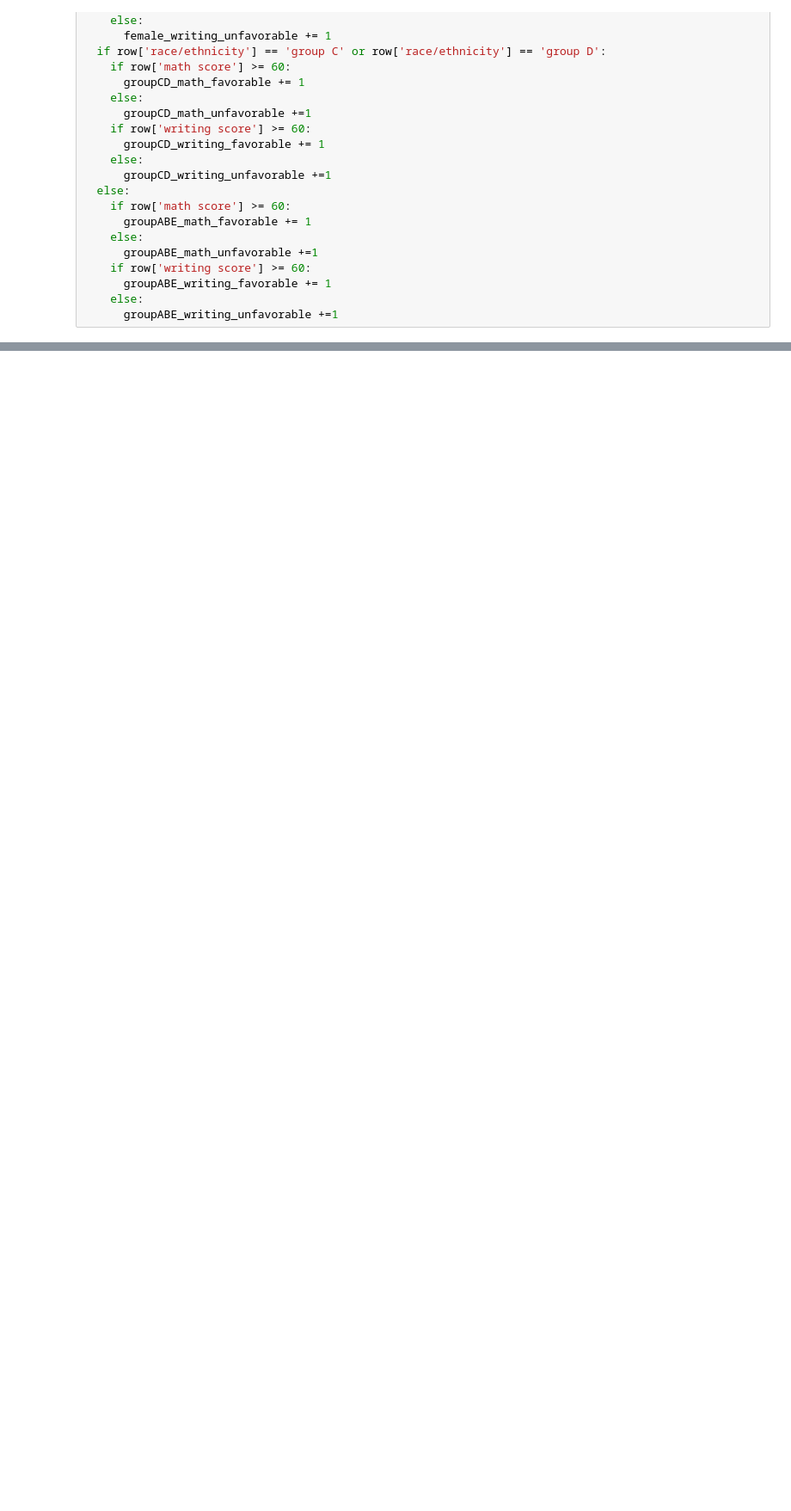
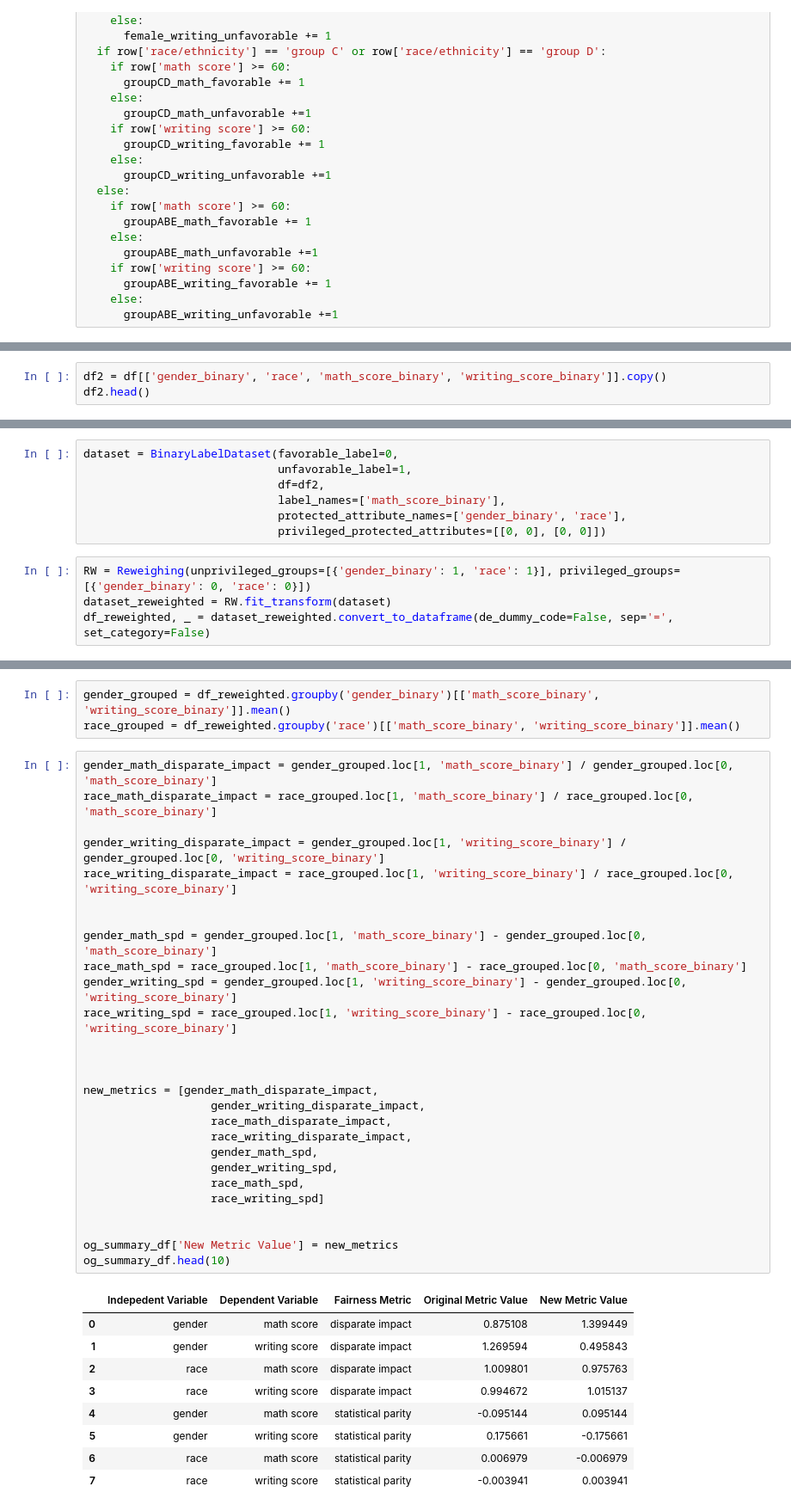
Before and after one commit to pavanramadass/AI-Ethics-Final-Project, a Jupyter notebook: Step3_0.ipynb, the cells around one changed output, grey strips where cells are left out. Shown: that part at 86% size. Cells and saved outputs as stored; diff of their text form; blank space fills up the shorter version.

```diff
--- a/Step3_0.ipynb
+++ b/Step3_0.ipynb
@@ -98,0 +151,3 @@ og_summary_df.head(10)
+# %%
+df2 = df[['gender_binary', 'race', 'math_score_binary', 'writing_score_binary']].copy()
+df2.head()
@@ -98,0 +161,11 @@ og_summary_df.head(10)
+# %%
+dataset = BinaryLabelDataset(favorable_label=0,
+                             unfavorable_label=1,
+                             df=df2,
+                             label_names=['math_score_binary'],
+                             protected_attribute_names=['gender_binary', 'race'],
+                             privileged_protected_attributes=[[0, 0], [0, 0]])
+# %%
+RW = Reweighing(unprivileged_groups=[{'gender_binary': 1, 'race': 1}], privileged_groups=[{'gender_binary': 0, 'race': 0}])
+dataset_reweighted = RW.fit_transform(dataset)
+df_reweighted, _ = dataset_reweighted.convert_to_dataframe(de_dummy_code=False, sep='=', set_category=False)
@@ -98,0 +183,40 @@ og_summary_df.head(10)
+# %%
+gender_grouped = df_reweighted.groupby('gender_binary')[['math_score_binary', 'writing_score_binary']].mean()
+race_grouped = df_reweighted.groupby('race')[['math_score_binary', 'writing_score_binary']].mean()
+# %%
+gender_math_disparate_impact = gender_grouped.loc[1, 'math_score_binary'] / gender_grouped.loc[0, 'math_score_binary']
+race_math_disparate_impact = race_grouped.loc[1, 'math_score_binary'] / race_grouped.loc[0, 'math_score_binary']
+
+gender_writing_disparate_impact = gender_grouped.loc[1, 'writing_score_binary'] / gender_grouped.loc[0, 'writing_score_binary']
+race_writing_disparate_impact = race_grouped.loc[1, 'writing_score_binary'] / race_grouped.loc[0, 'writing_score_binary']
+
+
+gender_math_spd = gender_grouped.loc[1, 'math_score_binary'] - gender_grouped.loc[0, 'math_score_binary']
+race_math_spd = race_grouped.loc[1, 'math_score_binary'] - race_grouped.loc[0, 'math_score_binary']
+gender_writing_spd = gender_grouped.loc[1, 'writing_score_binary'] - gender_grouped.loc[0, 'writing_score_binary']
+race_writing_spd = race_grouped.loc[1, 'writing_score_binary'] - race_grouped.loc[0, 'writing_score_binary']
+
+
+
+new_metrics = [gender_math_disparate_impact,
+                   gender_writing_disparate_impact,
+                   race_math_disparate_impact,
+                   race_writing_disparate_impact,
+                   gender_math_spd,
+                   gender_writing_spd,
+                   race_math_spd,
+                   race_writing_spd]
+
+
+og_summary_df['New Metric Value'] = new_metrics
+og_summary_df.head(10)
+# %% [output]
+|  | Indepedent Variable | Dependent Variable | Fairness Metric | Original Metric Value | New Metric Value |
+| 0 | gender | math score | disparate impact | 0.875108 | 1.399449 |
+| 1 | gender | writing score | disparate impact | 1.269594 | 0.495843 |
+| 2 | race | math score | disparate impact | 1.009801 | 0.975763 |
+| 3 | race | writing score | disparate impact | 0.994672 | 1.015137 |
+| 4 | gender | math score | statistical parity | -0.095144 | 0.095144 |
+| 5 | gender | writing score | statistical parity | 0.175661 | -0.175661 |
+| 6 | race | math score | statistical parity | 0.006979 | -0.006979 |
+| 7 | race | writing score | statistical parity | -0.003941 | 0.003941 |
```
Also changed, not shown: parts of 7 cells of this notebook.
